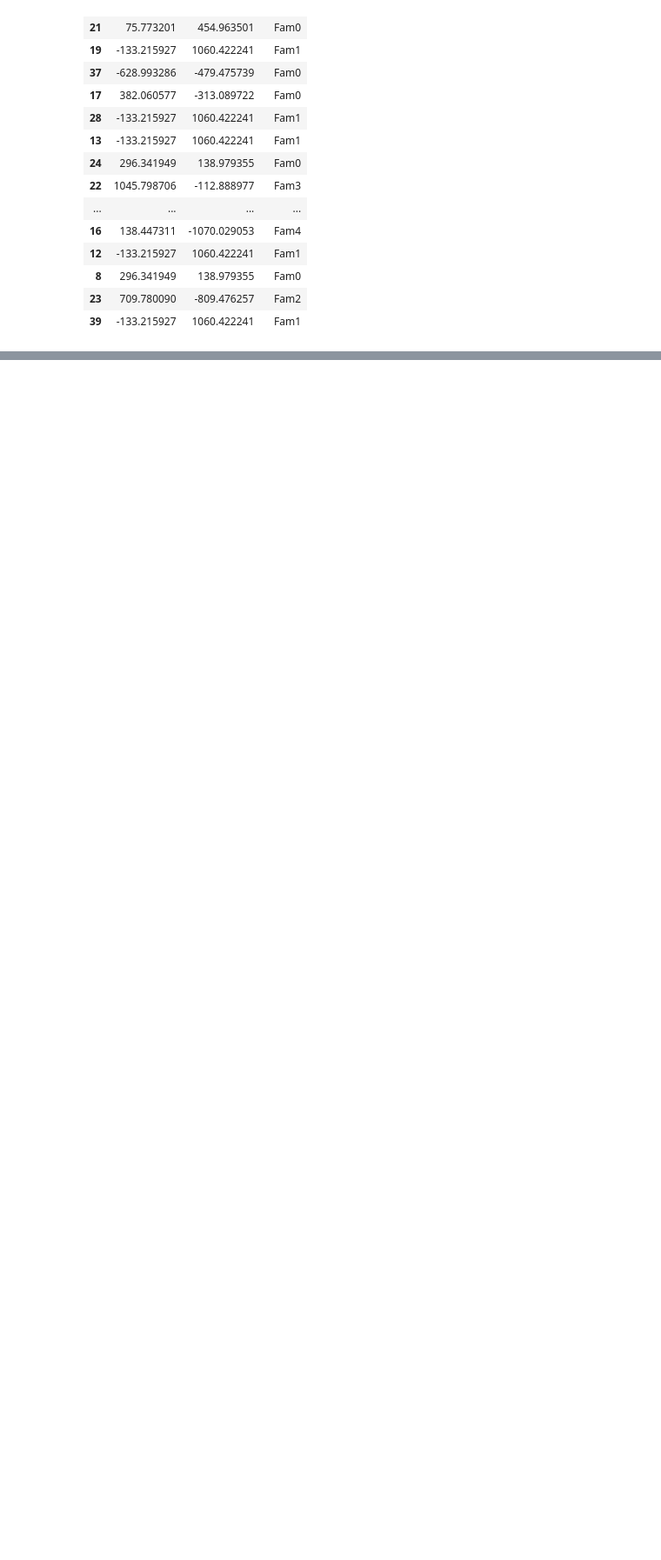
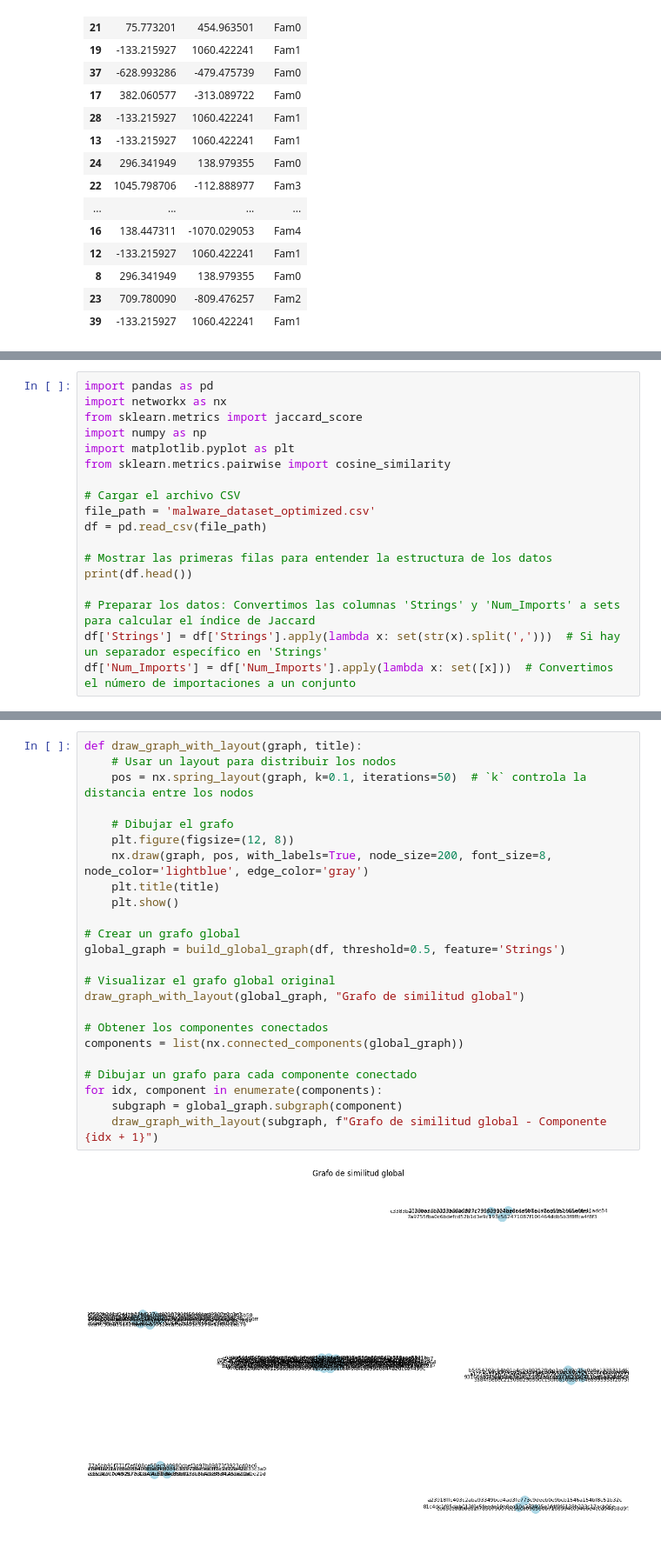
Before and after one commit to mvrcentes/Security_Data_Science, a Jupyter notebook: lab_malware_families.ipynb, the cells around one changed output, grey strips where cells are left out. Shown at 87% size. Drawn from its saved outputs; the diff is of its cells as text; blank space fills up the shorter version.

Commit message:
Jaccard

```diff
--- a/lab_malware_families.ipynb
+++ b/lab_malware_families.ipynb
@@ -517,0 +522,18 @@ display.display(df_tsne_display)
+# %%
+import pandas as pd
+import networkx as nx
+from sklearn.metrics import jaccard_score
+import numpy as np
+import matplotlib.pyplot as plt
+from sklearn.metrics.pairwise import cosine_similarity
+
+# Cargar el archivo CSV
+file_path = 'malware_dataset_optimized.csv'
+df = pd.read_csv(file_path)
+
+# Mostrar las primeras filas para entender la estructura de los datos
+print(df.head())
+
+# Preparar los datos: Convertimos las columnas 'Strings' y 'Num_Imports' a sets para calcular el índice de Jaccard
+df['Strings'] = df['Strings'].apply(lambda x: set(str(x).split(',')))  # Si hay un separador específico en 'Strings'
+df['Num_Imports'] = df['Num_Imports'].apply(lambda x: set([x]))  # Convertimos el número de importaciones a un conjunto
@@ -517,0 +592,26 @@ display.display(df_tsne_display)
+# %%
+def draw_graph_with_layout(graph, title):
+    # Usar un layout para distribuir los nodos
+    pos = nx.spring_layout(graph, k=0.1, iterations=50)  # `k` controla la distancia entre los nodos
+
+    # Dibujar el grafo
+    plt.figure(figsize=(12, 8))
+    nx.draw(graph, pos, with_labels=True, node_size=200, font_size=8, node_color='lightblue', edge_color='gray')
+    plt.title(title)
+    plt.show()
+
+# Crear un grafo global
+global_graph = build_global_graph(df, threshold=0.5, feature='Strings')
+
+# Visualizar el grafo global original
+draw_graph_with_layout(global_graph, "Grafo de similitud global")
+
+# Obtener los componentes conectados
+components = list(nx.connected_components(global_graph))
+
+# Dibujar un grafo para cada componente conectado
+for idx, component in enumerate(components):
+    subgraph = global_graph.subgraph(component)
+    draw_graph_with_layout(subgraph, f"Grafo de similitud global - Componente {idx + 1}")
+# %% [output]
+[figure, added]
```
Also changed, not shown: parts of 10 cells of this notebook.
